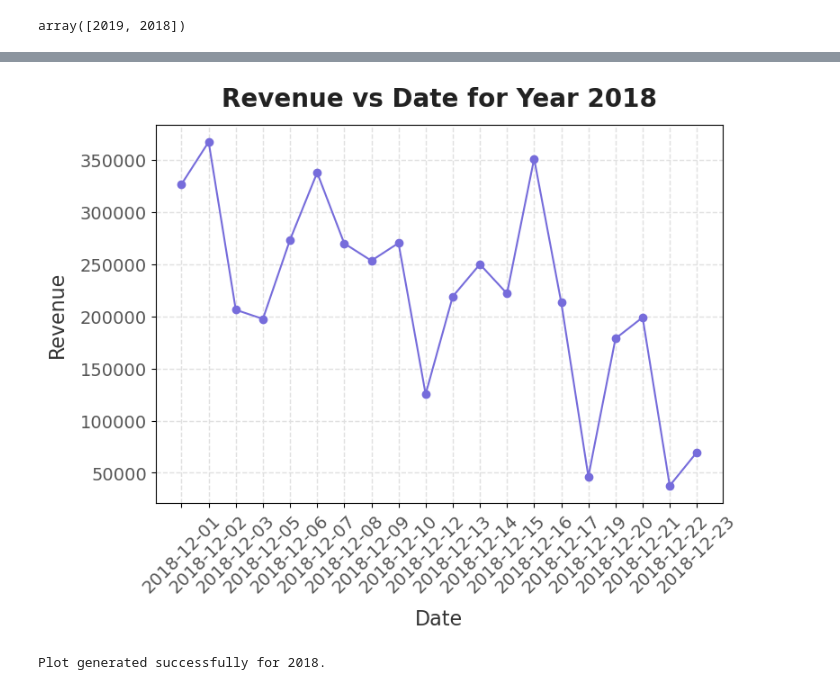
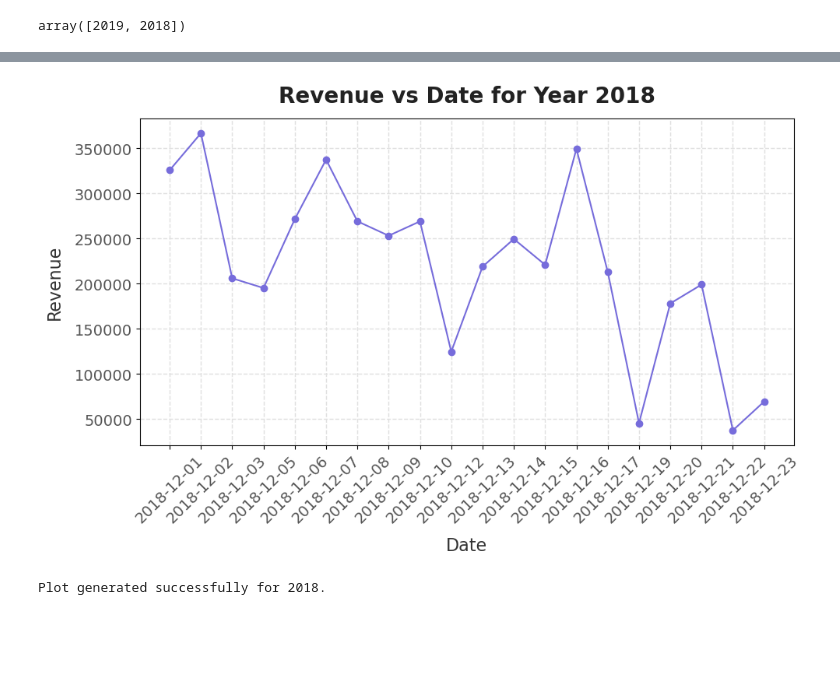
Before and after one commit to puneetprashar2003/Black_Friday_Data_Analysis, a Jupyter notebook: eda.ipynb, the cells around one changed output, grey strips where cells are left out. Cells and saved outputs as stored; diff of their text form; code cells hidden in the pictures; blank space fills up the shorter version.

```diff
--- a/eda.ipynb
+++ b/eda.ipynb
@@ -366,21 +474,21 @@ df=pd.read_csv("Data/Processed_data/regular_transactions.csv")
 df_2018 = df[df['Year']==2018]
 df_2018_agg = df_2018.groupby('Date')['Revenue'].sum().reset_index()
 # %%
-plt.figure(figsize=(9, 6))
+plt.figure(figsize=(12, 6))
 plt.subplots_adjust(left=0.15, right=0.85, top=0.85, bottom=0.15)
 plt.plot(df_2018_agg['Date'], df_2018_agg['Revenue'], color='#766CDB', marker='o', linestyle='-')
 plt.title('Revenue vs Date for Year 2018', pad=15, fontsize=20, weight='semibold', color='#222222')
 plt.xlabel('Date', labelpad=10, fontsize=16, weight='medium', color='#333333')
 plt.ylabel('Revenue', labelpad=10, fontsize=16, weight='medium', color='#333333')
 plt.xticks(rotation=45, fontsize=14, color='#555555')
 plt.yticks(fontsize=14, color='#555555')
 plt.grid(color='#E0E0E0', linestyle='--', linewidth=1)
 plt.gca().set_axisbelow(True)
 plt.show()
 
 print('Plot generated successfully for 2018.')
 # %% [output]
-[figure, old version]
+[figure, new version]
 Plot generated successfully for 2018.
 # %%
 # Filter for November and December 2019
```
Also changed, not shown: parts of 36 cells of this notebook, 3 other files.
